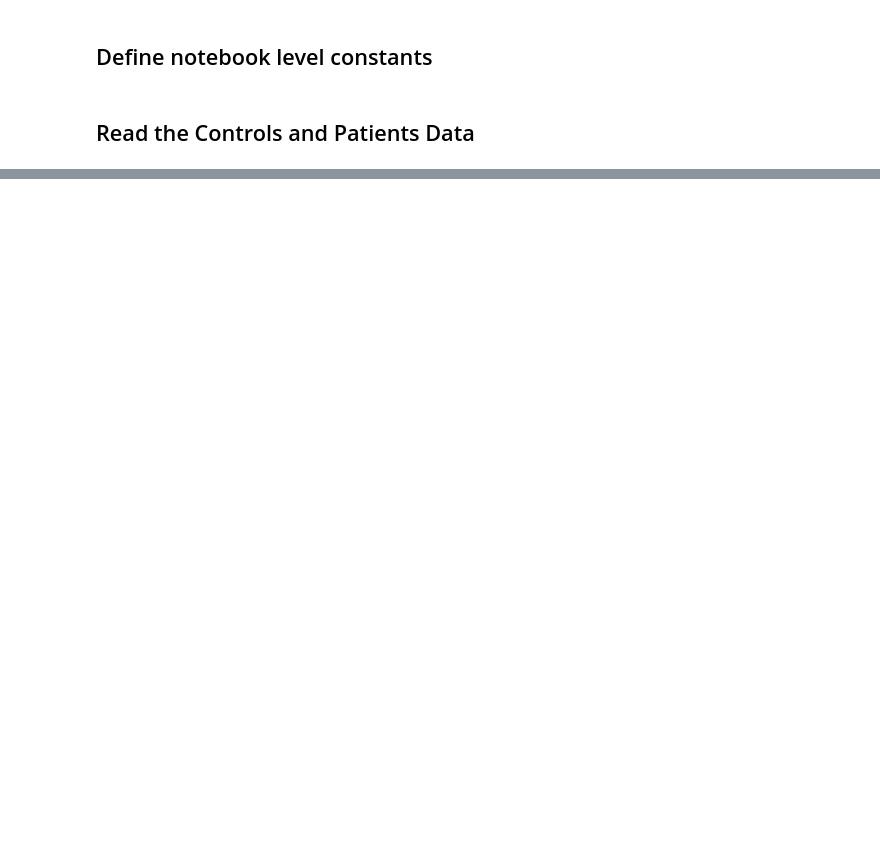
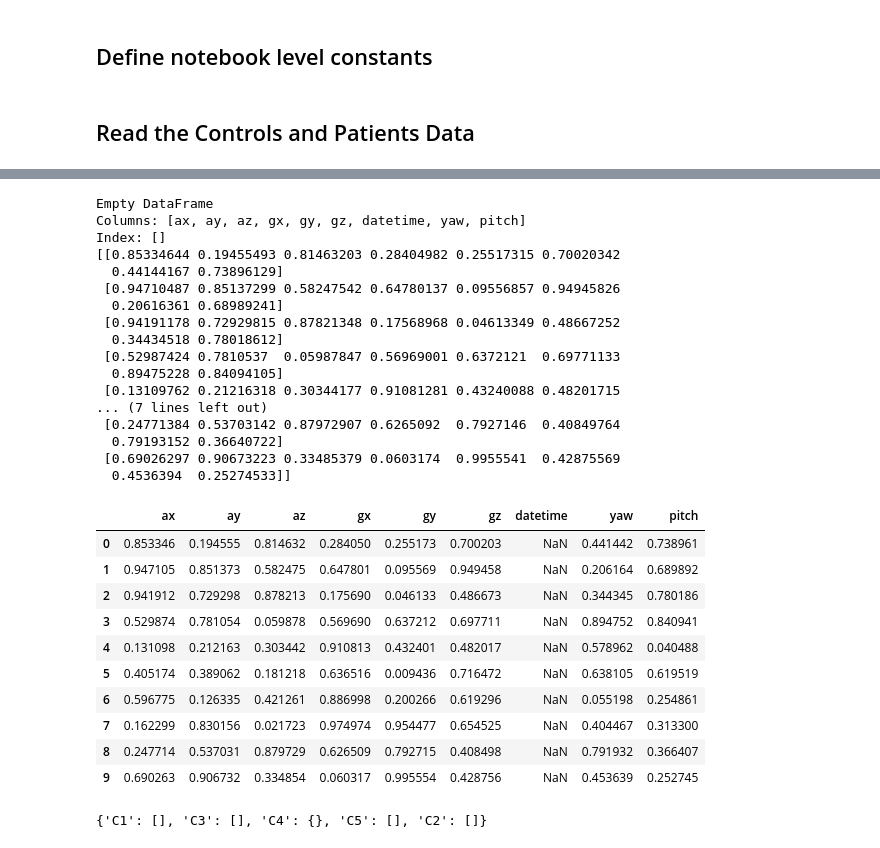
Before and after one commit to siva82kb/gmac, a Jupyter notebook: notebooks/03-analysing_daily_life_data.ipynb, the cells around one changed output, grey strips where cells are left out. Drawn from its saved outputs; the diff is of its cells as text; code cells hidden in the pictures; blank space fills up the shorter version.

```diff
--- a/notebooks/03-analysing_daily_life_data.ipynb
+++ b/notebooks/03-analysing_daily_life_data.ipynb
@@ -42,5 +175,13 @@ import misc
 # Sampling rate for the data is 50ms
 dT = 0.02
 Fs = int(1 / dT)
+
+# Raw data columns
+rd_cols = rd_cols = ["ax", "ay", "az", "gx", "gy", "gz", "datetime", "yaw", "pitch"]
+data_cols = [_el for _el in rd_cols if _el != "datetime"]
+
+# Acclerometer and gyroscope scaling factors.
+accl_scale = 4 / 32768.
+gyro_scale = 0.0174533 / 65.536
 # %% [markdown]
 ## Read the Controls and Patients Data
@@ -652,0 +466,36 @@ bpc
+# %%
+_temp = pd.DataFrame(columns=rd_cols)
+_data = np.random.random((10, 8))
+print(_temp)
+print(_data)
+_temp[data_cols] = _data
+_temp
+# %% [output]
+Empty DataFrame
+Columns: [ax, ay, az, gx, gy, gz, datetime, yaw, pitch]
+Index: []
+[[0.85334644 0.19455493 0.81463203 0.28404982 0.25517315 0.70020342
+  0.44144167 0.73896129]
+ [0.94710487 0.85137299 0.58247542 0.64780137 0.09556857 0.94945826
+  0.20616361 0.68989241]
+ [0.94191178 0.72929815 0.87821348 0.17568968 0.04613349 0.48667252
+  0.34434518 0.78018612]
+ [0.52987424 0.7810537  0.05987847 0.56969001 0.6372121  0.69771133
+  0.89475228 0.84094105]
+ [0.13109762 0.21216318 0.30344177 0.91081281 0.43240088 0.48201715
+... (7 lines left out)
+ [0.24771384 0.53703142 0.87972907 0.6265092  0.7927146  0.40849764
+  0.79193152 0.36640722]
+ [0.69026297 0.90673223 0.33485379 0.0603174  0.9955541  0.42875569
+  0.4536394  0.25274533]]
+|  | ax | ay | az | gx | gy | gz | datetime | yaw | pitch |
+| 0 | 0.853346 | 0.194555 | 0.814632 | 0.284050 | 0.255173 | 0.700203 | NaN | 0.441442 | 0.738961 |
+| 1 | 0.947105 | 0.851373 | 0.582475 | 0.647801 | 0.095569 | 0.949458 | NaN | 0.206164 | 0.689892 |
+| 2 | 0.941912 | 0.729298 | 0.878213 | 0.175690 | 0.046133 | 0.486673 | NaN | 0.344345 | 0.780186 |
+| 3 | 0.529874 | 0.781054 | 0.059878 | 0.569690 | 0.637212 | 0.697711 | NaN | 0.894752 | 0.840941 |
+| 4 | 0.131098 | 0.212163 | 0.303442 | 0.910813 | 0.432401 | 0.482017 | NaN | 0.578962 | 0.040488 |
+| 5 | 0.405174 | 0.389062 | 0.181218 | 0.636516 | 0.009436 | 0.716472 | NaN | 0.638105 | 0.619519 |
+| 6 | 0.596775 | 0.126335 | 0.421261 | 0.886998 | 0.200266 | 0.619296 | NaN | 0.055198 | 0.254861 |
+| 7 | 0.162299 | 0.830156 | 0.021723 | 0.974974 | 0.954477 | 0.654525 | NaN | 0.404467 | 0.313300 |
+| 8 | 0.247714 | 0.537031 | 0.879729 | 0.626509 | 0.792715 | 0.408498 | NaN | 0.791932 | 0.366407 |
+| 9 | 0.690263 | 0.906732 | 0.334854 | 0.060317 | 0.995554 | 0.428756 | NaN | 0.453639 | 0.252745 |
@@ -652,0 +525,4 @@ bpc
+# %%
+proc_completed
+# %% [output]
+{'C1': [], 'C3': [], 'C4': {}, 'C5': [], 'C2': []}
```
Also changed, not shown: parts of 57 cells of this notebook, 2 other files.
